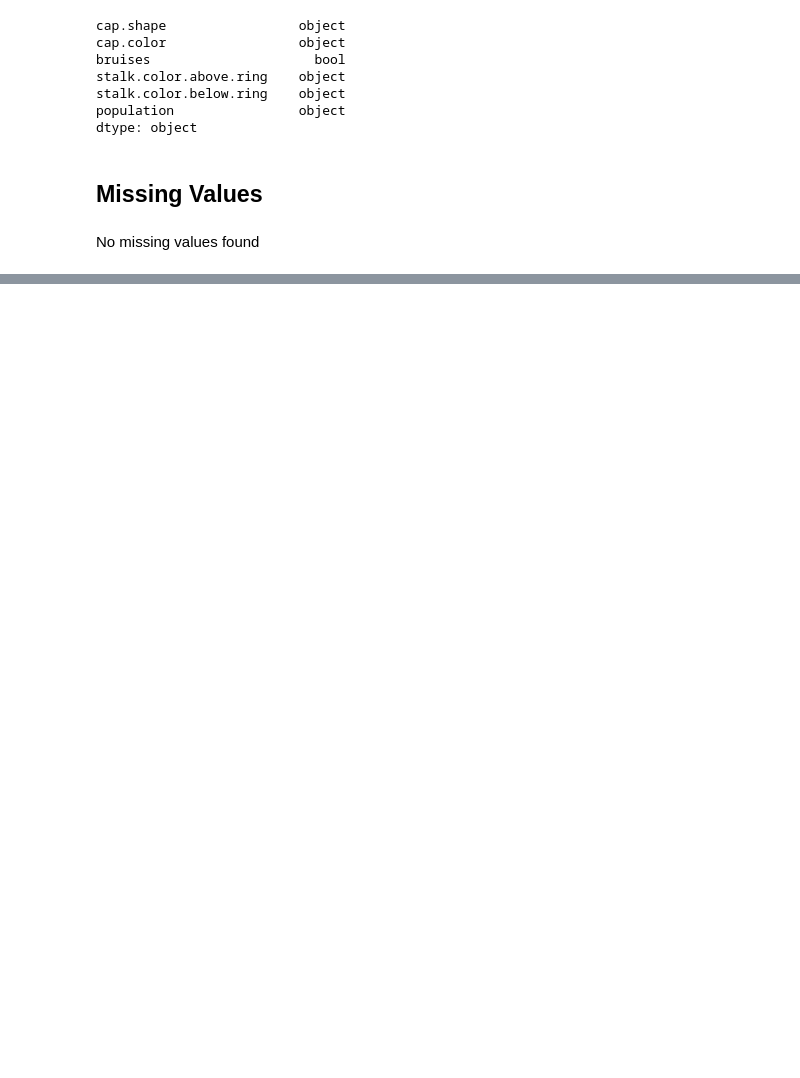
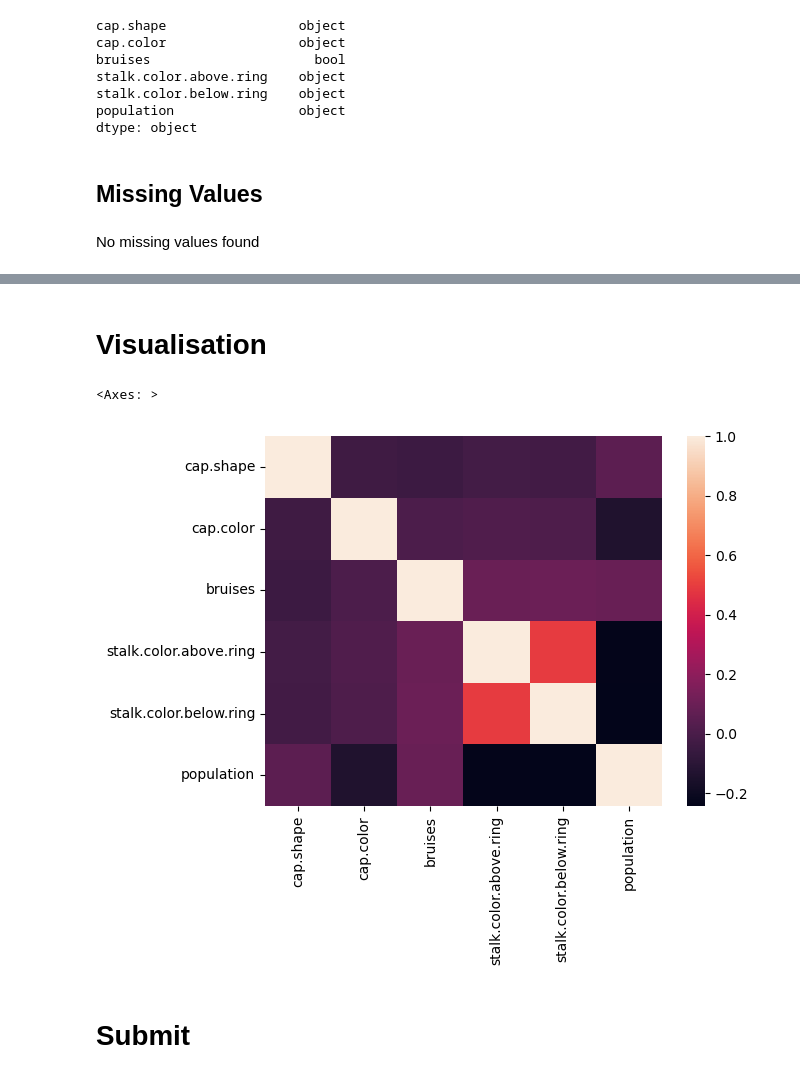
Before and after one commit to MerleSt/MushroomClassification, a Jupyter notebook: Notebooks/mushroom_model.ipynb, the cells around one changed output, grey strips where cells are left out. Cells and saved outputs as stored; diff of their text form; code cells hidden in the pictures; blank space fills up the shorter version.

```diff
--- a/Notebooks/mushroom_model.ipynb
+++ b/Notebooks/mushroom_model.ipynb
@@ -27,0 +70,9 @@ No missing values found
+# %%
+mappings = list()
+
+encoder = LabelEncoder()
+
+for column in range(len(train0.columns)):
+    train0[train0.columns[column]] = encoder.fit_transform(train0[train0.columns[column]])
+    mappings_dict = {index: label for index, label in enumerate(encoder.classes_)}
+    mappings.append(mappings_dict)
@@ -27,0 +228,11 @@ No missing values found
+# %% [markdown]
+# Visualisation
+# %%
+corr = train0.corr()
+
+sns.heatmap(corr)
+# %% [output]
+<Axes: >
+[figure, added]
+# %% [markdown]
+# Submit
```
Also changed, not shown: parts of 28 cells of this notebook.
